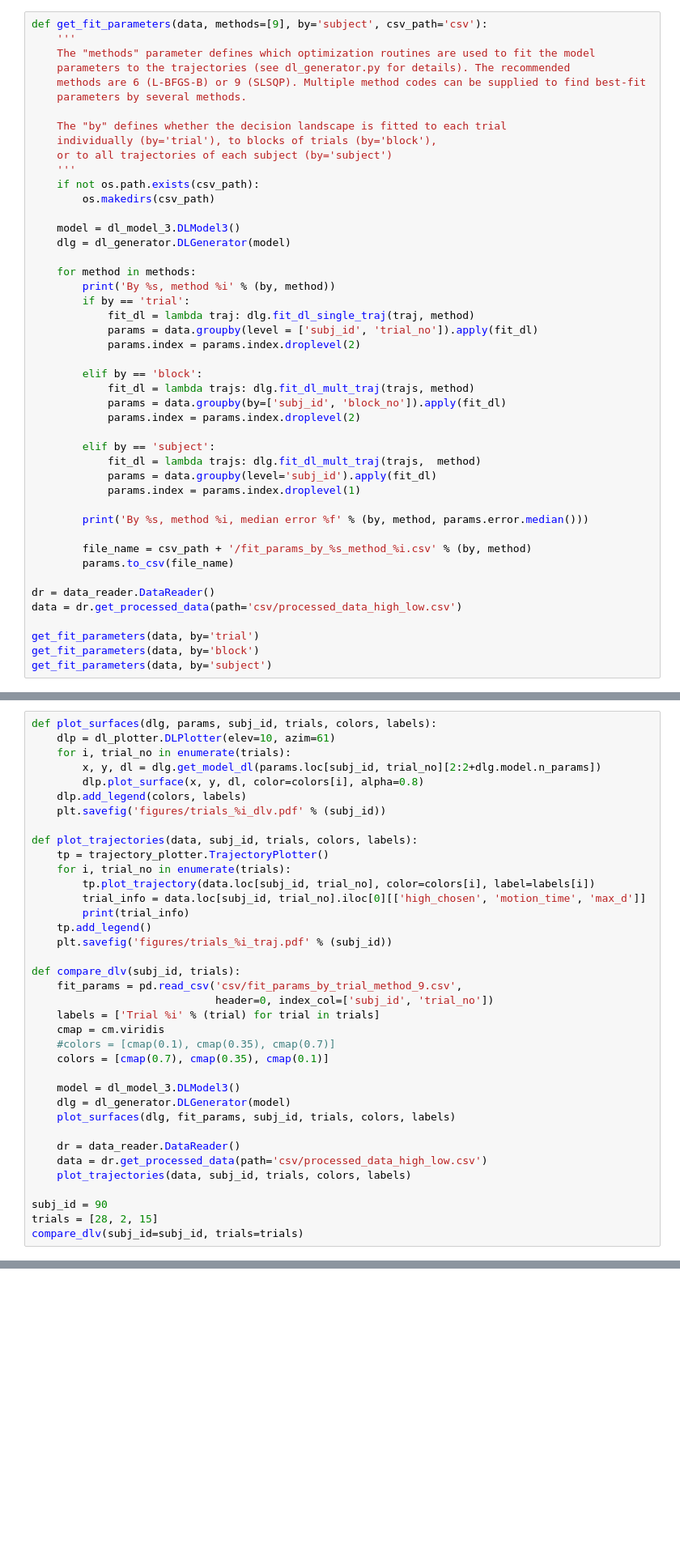
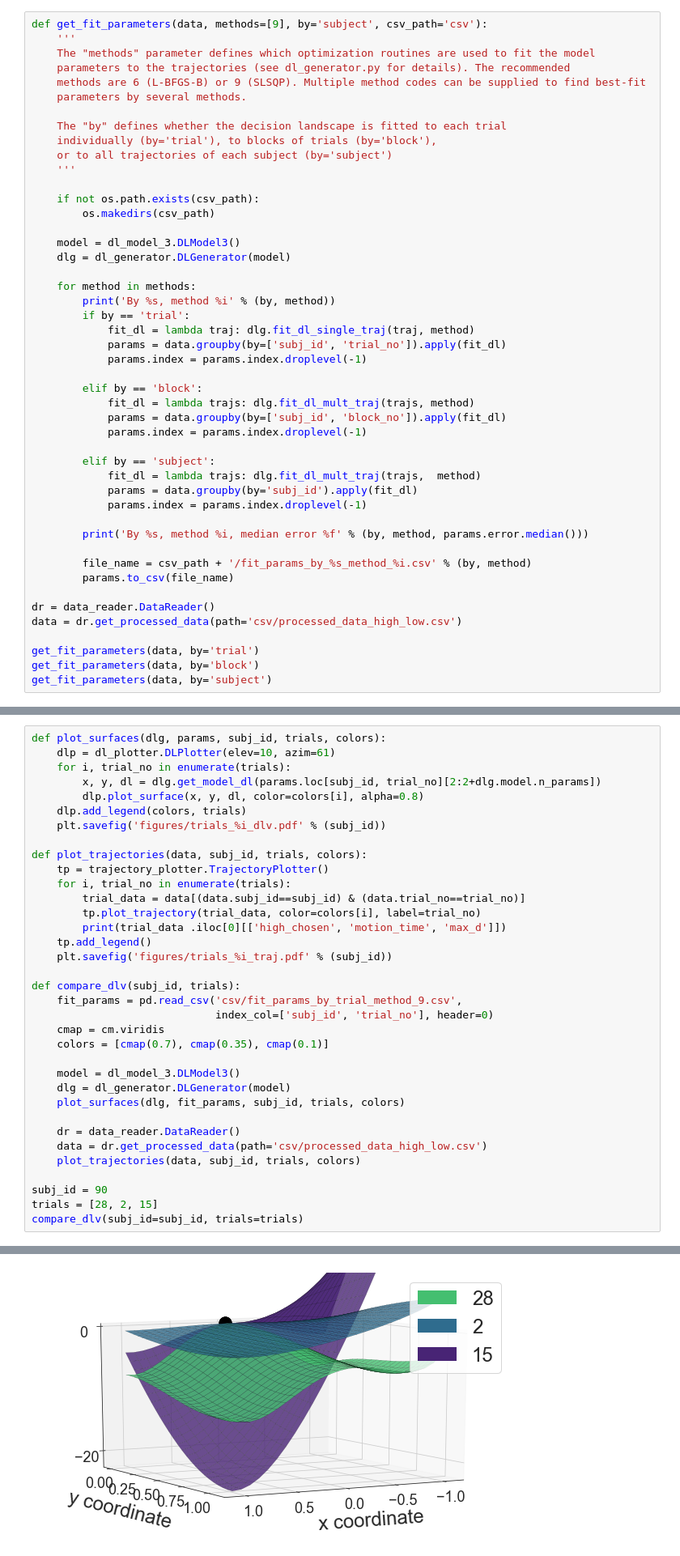
Before and after one commit to cherepaha/PyDLV, a Jupyter notebook: demos/paper_figures.ipynb, the cells around one changed output, grey strips where cells are left out. Shown at 81% size. Drawn from its saved outputs; the diff is of its cells as text; blank space fills up the shorter version.

```diff
--- a/demos/paper_figures.ipynb
+++ b/demos/paper_figures.ipynb
@@ -198,6 +197,7 @@ def get_fit_parameters(data, methods=[9], by='subject', csv_path='csv'):
     individually (by='trial'), to blocks of trials (by='block'),
     or to all trajectories of each subject (by='subject')
     '''
+
     if not os.path.exists(csv_path):
         os.makedirs(csv_path)
 
@@ -208,18 +208,18 @@ def get_fit_parameters(data, methods=[9], by='subject', csv_path='csv'):
         print('By %s, method %i' % (by, method))
         if by == 'trial':
             fit_dl = lambda traj: dlg.fit_dl_single_traj(traj, method)
-            params = data.groupby(level = ['subj_id', 'trial_no']).apply(fit_dl)
-            params.index = params.index.droplevel(2)
+            params = data.groupby(by=['subj_id', 'trial_no']).apply(fit_dl)
+            params.index = params.index.droplevel(-1)
 
         elif by == 'block':
             fit_dl = lambda trajs: dlg.fit_dl_mult_traj(trajs, method)
             params = data.groupby(by=['subj_id', 'block_no']).apply(fit_dl)
-            params.index = params.index.droplevel(2)
+            params.index = params.index.droplevel(-1)
 
         elif by == 'subject':
             fit_dl = lambda trajs: dlg.fit_dl_mult_traj(trajs,  method)
-            params = data.groupby(level='subj_id').apply(fit_dl)
-            params.index = params.index.droplevel(1)
+            params = data.groupby(by='subj_id').apply(fit_dl)
+            params.index = params.index.droplevel(-1)
 
         print('By %s, method %i, median error %f' % (by, method, params.error.median()))
 
@@ -243,38 +242,36 @@ By subject, method 9, median error 9.532193
 # %% [markdown]
 Now that parameters are generated, use them to visualise decision landscapes
 # %%
-def plot_surfaces(dlg, params, subj_id, trials, colors, labels):
+def plot_surfaces(dlg, params, subj_id, trials, colors):
     dlp = dl_plotter.DLPlotter(elev=10, azim=61)
     for i, trial_no in enumerate(trials):
         x, y, dl = dlg.get_model_dl(params.loc[subj_id, trial_no][2:2+dlg.model.n_params])
         dlp.plot_surface(x, y, dl, color=colors[i], alpha=0.8)
-    dlp.add_legend(colors, labels)
+    dlp.add_legend(colors, trials)
     plt.savefig('figures/trials_%i_dlv.pdf' % (subj_id))
 
-def plot_trajectories(data, subj_id, trials, colors, labels):
+def plot_trajectories(data, subj_id, trials, colors):
     tp = trajectory_plotter.TrajectoryPlotter()
     for i, trial_no in enumerate(trials):
-        tp.plot_trajectory(data.loc[subj_id, trial_no], color=colors[i], label=labels[i])
-        trial_info = data.loc[subj_id, trial_no].iloc[0][['high_chosen', 'motion_time', 'max_d']]
-        print(trial_info)
+        trial_data = data[(data.subj_id==subj_id) & (data.trial_no==trial_no)]
+        tp.plot_trajectory(trial_data, color=colors[i], label=trial_no)
+        print(trial_data .iloc[0][['high_chosen', 'motion_time', 'max_d']])
     tp.add_legend()
     plt.savefig('figures/trials_%i_traj.pdf' % (subj_id))
 
 def compare_dlv(subj_id, trials):
     fit_params = pd.read_csv('csv/fit_params_by_trial_method_9.csv',
-                             header=0, index_col=['subj_id', 'trial_no'])
-    labels = ['Trial %i' % (trial) for trial in trials]
+                             index_col=['subj_id', 'trial_no'], header=0)
     cmap = cm.viridis
-    #colors = [cmap(0.1), cmap(0.35), cmap(0.7)]
     colors = [cmap(0.7), cmap(0.35), cmap(0.1)]
 
     model = dl_model_3.DLModel3()
     dlg = dl_generator.DLGenerator(model)
-    plot_surfaces(dlg, fit_params, subj_id, trials, colors, labels)
+    plot_surfaces(dlg, fit_params, subj_id, trials, colors)
 
     dr = data_reader.DataReader()
     data = dr.get_processed_data(path='csv/processed_data_high_low.csv')
-    plot_trajectories(data, subj_id, trials, colors, labels)
+    plot_trajectories(data, subj_id, trials, colors)
 
 subj_id = 90
 trials = [28, 2, 15]
@@ -298,0 +292 @@ Name: (90, 15), dtype: object
+[figure, added]
```
Also changed, not shown: parts of 9 cells of this notebook, 12 other files.
